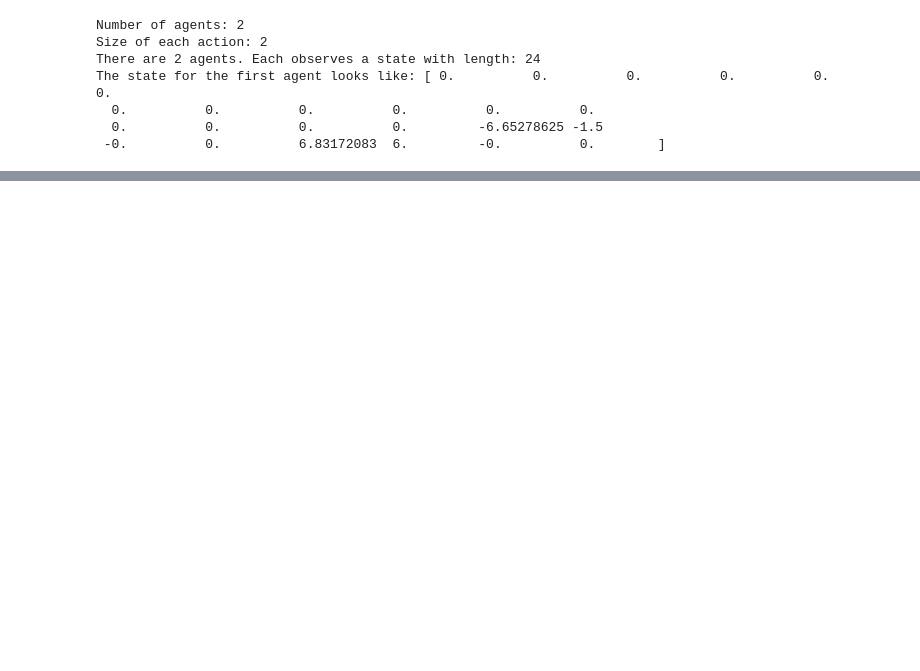
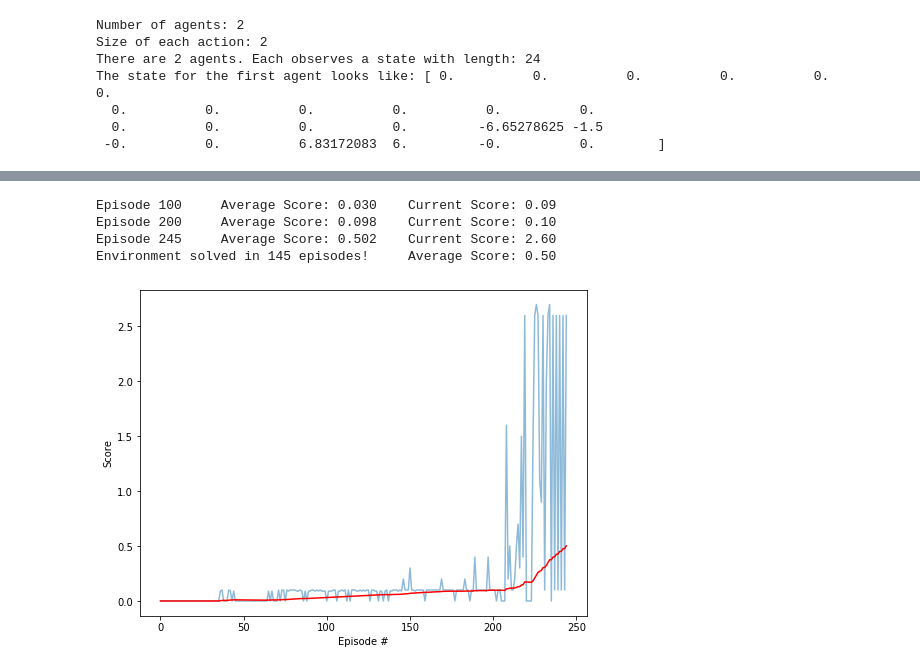
Before and after one commit to bottlewhistler/Udacity-DRL-Collab-Compt, a Jupyter notebook: Tennis.ipynb, the cells around one changed output, grey strips where cells are left out. Saved outputs shown, nothing was run; the diff lists cells and outputs as text; code cells hidden in the pictures; blank space fills up the shorter version.

Commit message:
Environment solved in 145 episodes.

```diff
--- a/Tennis.ipynb
+++ b/Tennis.ipynb
@@ -47,0 +15,10 @@ Unity brain name: TennisBrain
+# %%
+from collections import deque
+import numpy as np
+import torch
+import matplotlib.pyplot as plt
+from tqdm import tqdm
+%matplotlib inline
+
+
+env = UnityEnvironment(file_name="../Tennis_Linux/Tennis.x86")
@@ -179,2 +87,64 @@ Episode 1846    Average Score: 0.100
+# %%
+# Define a training function
+def maddpg(n_episodes=2000, max_t=1000):
+    """Multi-Agent Deep Deterministic Policy Gradient Learning.
+
+    Params
+    ======
+        n_episodes (int): maximum number of training episodes
+        max_t (int): maximum number of timesteps per episode
+    """
+    scores_deque = deque(maxlen=100)
+    scores_total = []
+    average_scores = []
+    for i_episode in range(1, n_episodes+1):
+        env_info = env.reset(train_mode=True)[brain_name]       # reset the environment
+        states = env_info.vector_observations                   # get the current state
+        agent.reset()                                           # reset the agent noise
+        scores = np.zeros(num_agents)                           # initialize the score
+        for t in range(max_t):
+            actions = agent.act(states)                         # select an action
+            env_info = env.step(actions)[brain_name]            # send actions to environment
+            next_states = env_info.vector_observations          # get next state
+            rewards = env_info.rewards                          # get reward
+            dones = env_info.local_done                         # see if episode finished
+            agent.step(states, actions, rewards, next_states, dones)
+            states = next_states                                # roll over to next time step
+            scores += rewards                                   # update the score
+            if np.any(dones):                                   # exit loop if episode done
+                break
+        scores_deque.append(np.max(scores))                     # save most recent score
+        scores_total.append(np.max(scores))                     # save most recent score
+        average_scores.append(np.mean(scores_deque))            # save most recent average score
+        print('\rEpisode {}\tAverage Score: {:.3f}\tCurrent Score: {:.2f}'.format(i_episode, np.mean(scores_deque),np.max(scores)), end="")
+        if i_episode % 100 == 0:
+            print('\rEpisode {}\tAverage Score: {:.3f}'.format(i_episode, np.mean(scores_deque)))
+        if np.mean(scores_deque)>=0.5:
+            print('\nEnvironment solved in {:d} episodes!\tAverage Score: {:.2f}'.format(i_episode-100, np.mean(scores_deque)))
+            torch.save(agent.actor_local.state_dict(), 'checkpoint_actor.pth')
+            torch.save(agent.critic_local.state_dict(), 'checkpoint_critic.pth')
+            break
+    return scores_total, average_scores
+
+# Import and define MADDPG agent
+from maddpg_agent import Agent
+agent = Agent(state_size=state_size, action_size=action_size, num_agents=num_agents, random_seed=1)
+
+scores, average_scores = maddpg()
+
+# plot the score over episodes
+fig = plt.figure(figsize=(8,6))
+ax = fig.add_subplot(111)
+plt.plot(np.arange(len(scores)), scores, alpha=0.5)
+plt.plot(np.arange(len(scores)), average_scores, linewidth=1.5, c='r')
+plt.ylabel('Score')
+plt.xlabel('Episode #')
+plt.show()
+# %% [output]
+Episode 100     Average Score: 0.030    Current Score: 0.09
+Episode 200     Average Score: 0.098    Current Score: 0.10
+Episode 245     Average Score: 0.502    Current Score: 2.60
+Environment solved in 145 episodes!     Average Score: 0.50
+[figure, added]
 # %%
 env.close()
```
Also changed, not shown: parts of 13 cells of this notebook, 4 other files.
